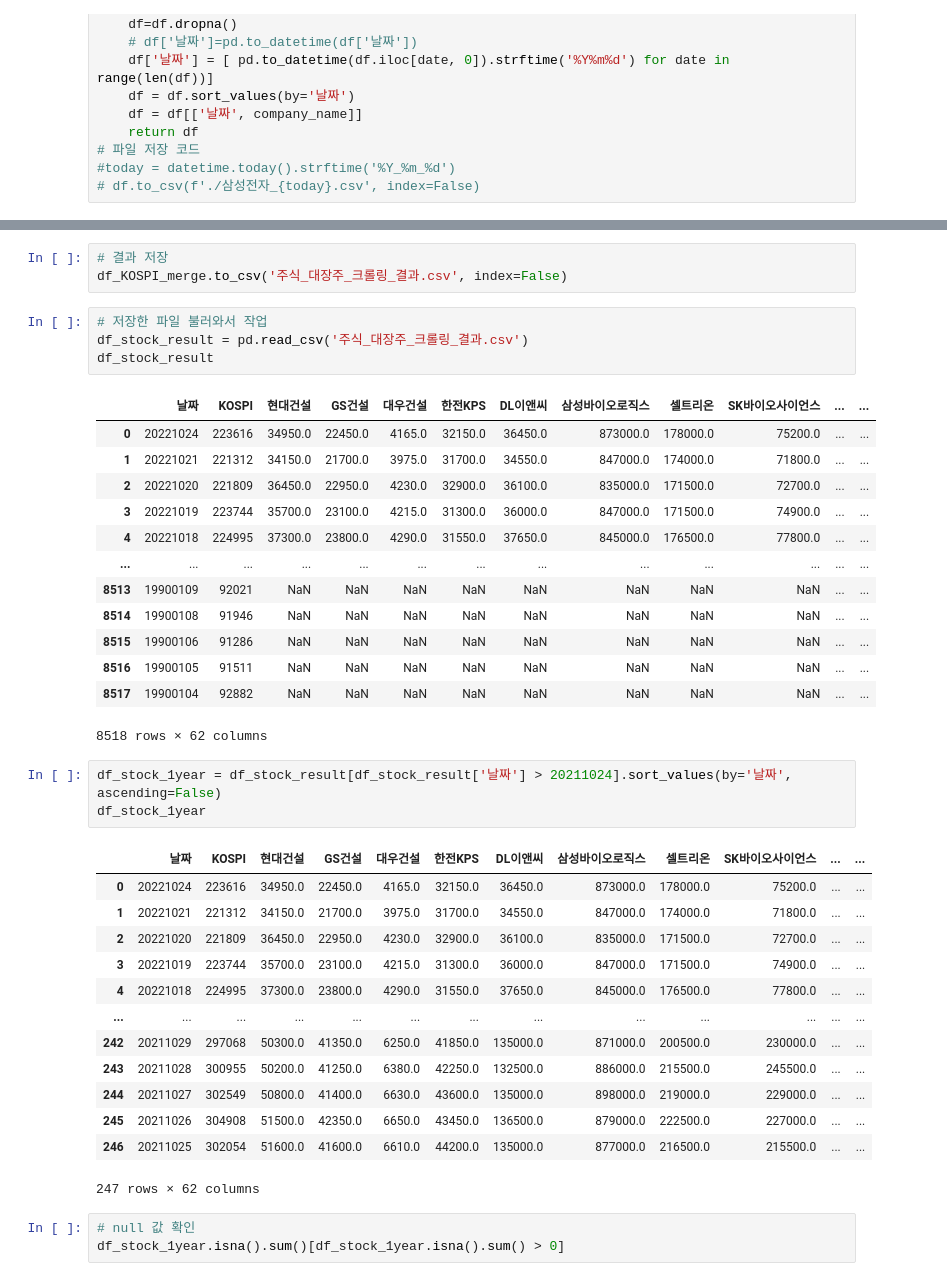
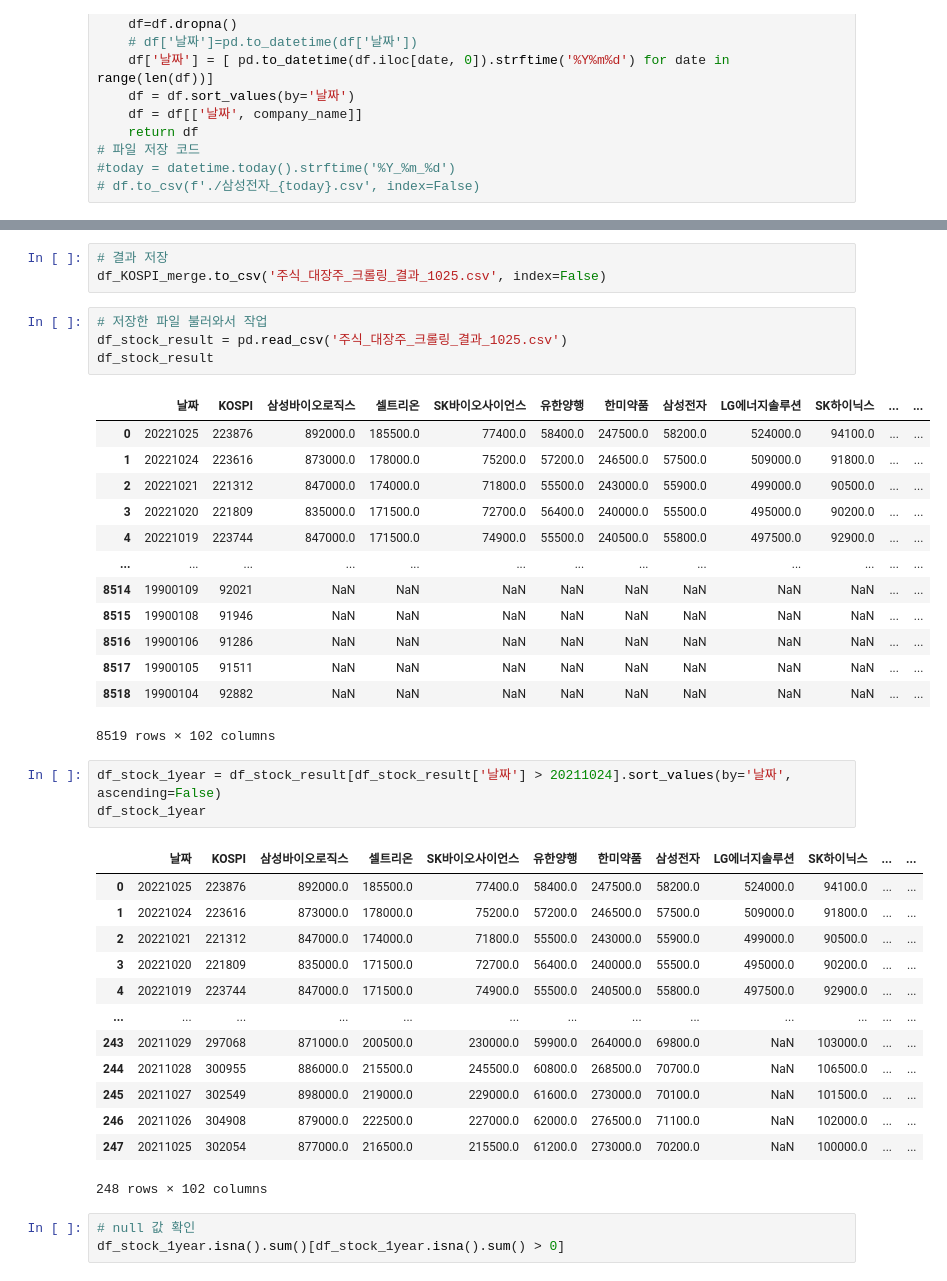
Before and after one commit to Numble2022/ACSM, a Jupyter notebook: industy_stock_index/주식_업종별_대장주_지수.ipynb, the cells around one changed output, grey strips where cells are left out. Cells and saved outputs as stored; diff of their text form.

Commit message:
10_25_nice_biz & stock_ind

```diff
--- a/industy_stock_index/주식_업종별_대장주_지수.ipynb
+++ b/industy_stock_index/주식_업종별_대장주_지수.ipynb
@@ -166,41 +229,41 @@ df_KOSPI_merge
 # %%
 # 결과 저장
-df_KOSPI_merge.to_csv('주식_대장주_크롤링_결과.csv', index=False)
+df_KOSPI_merge.to_csv('주식_대장주_크롤링_결과_1025.csv', index=False)
 # %%
 # 저장한 파일 불러와서 작업
-df_stock_result = pd.read_csv('주식_대장주_크롤링_결과.csv')
+df_stock_result = pd.read_csv('주식_대장주_크롤링_결과_1025.csv')
 df_stock_result
 # %% [output]
-|  | 날짜 | KOSPI | 현대건설 | GS건설 | 대우건설 | 한전KPS | DL이앤씨 | 삼성바이오로직스 | 셀트리온 | SK바이오사이언스 | ... | ... |
-| 0 | 20221024 | 223616 | 34950.0 | 22450.0 | 4165.0 | 32150.0 | 36450.0 | 873000.0 | 178000.0 | 75200.0 | ... | ... |
-| 1 | 20221021 | 221312 | 34150.0 | 21700.0 | 3975.0 | 31700.0 | 34550.0 | 847000.0 | 174000.0 | 71800.0 | ... | ... |
-| 2 | 20221020 | 221809 | 36450.0 | 22950.0 | 4230.0 | 32900.0 | 36100.0 | 835000.0 | 171500.0 | 72700.0 | ... | ... |
-| 3 | 20221019 | 223744 | 35700.0 | 23100.0 | 4215.0 | 31300.0 | 36000.0 | 847000.0 | 171500.0 | 74900.0 | ... | ... |
-| 4 | 20221018 | 224995 | 37300.0 | 23800.0 | 4290.0 | 31550.0 | 37650.0 | 845000.0 | 176500.0 | 77800.0 | ... | ... |
+|  | 날짜 | KOSPI | 삼성바이오로직스 | 셀트리온 | SK바이오사이언스 | 유한양행 | 한미약품 | 삼성전자 | LG에너지솔루션 | SK하이닉스 | ... | ... |
+| 0 | 20221025 | 223876 | 892000.0 | 185500.0 | 77400.0 | 58400.0 | 247500.0 | 58200.0 | 524000.0 | 94100.0 | ... | ... |
+| 1 | 20221024 | 223616 | 873000.0 | 178000.0 | 75200.0 | 57200.0 | 246500.0 | 57500.0 | 509000.0 | 91800.0 | ... | ... |
+| 2 | 20221021 | 221312 | 847000.0 | 174000.0 | 71800.0 | 55500.0 | 243000.0 | 55900.0 | 499000.0 | 90500.0 | ... | ... |
+| 3 | 20221020 | 221809 | 835000.0 | 171500.0 | 72700.0 | 56400.0 | 240000.0 | 55500.0 | 495000.0 | 90200.0 | ... | ... |
+| 4 | 20221019 | 223744 | 847000.0 | 171500.0 | 74900.0 | 55500.0 | 240500.0 | 55800.0 | 497500.0 | 92900.0 | ... | ... |
 | ... | ... | ... | ... | ... | ... | ... | ... | ... | ... | ... | ... | ... |
-| 8513 | 19900109 | 92021 | NaN | NaN | NaN | NaN | NaN | NaN | NaN | NaN | ... | ... |
-| 8514 | 19900108 | 91946 | NaN | NaN | NaN | NaN | NaN | NaN | NaN | NaN | ... | ... |
-| 8515 | 19900106 | 91286 | NaN | NaN | NaN | NaN | NaN | NaN | NaN | NaN | ... | ... |
-| 8516 | 19900105 | 91511 | NaN | NaN | NaN | NaN | NaN | NaN | NaN | NaN | ... | ... |
-| 8517 | 19900104 | 92882 | NaN | NaN | NaN | NaN | NaN | NaN | NaN | NaN | ... | ... |
+| 8514 | 19900109 | 92021 | NaN | NaN | NaN | NaN | NaN | NaN | NaN | NaN | ... | ... |
+| 8515 | 19900108 | 91946 | NaN | NaN | NaN | NaN | NaN | NaN | NaN | NaN | ... | ... |
+| 8516 | 19900106 | 91286 | NaN | NaN | NaN | NaN | NaN | NaN | NaN | NaN | ... | ... |
+| 8517 | 19900105 | 91511 | NaN | NaN | NaN | NaN | NaN | NaN | NaN | NaN | ... | ... |
+| 8518 | 19900104 | 92882 | NaN | NaN | NaN | NaN | NaN | NaN | NaN | NaN | ... | ... |
-8518 rows × 62 columns
+8519 rows × 102 columns
 # %%
 df_stock_1year = df_stock_result[df_stock_result['날짜'] > 20211024].sort_values(by='날짜', ascending=False)
 df_stock_1year
 # %% [output]
-|  | 날짜 | KOSPI | 현대건설 | GS건설 | 대우건설 | 한전KPS | DL이앤씨 | 삼성바이오로직스 | 셀트리온 | SK바이오사이언스 | ... | ... |
-| 0 | 20221024 | 223616 | 34950.0 | 22450.0 | 4165.0 | 32150.0 | 36450.0 | 873000.0 | 178000.0 | 75200.0 | ... | ... |
-| 1 | 20221021 | 221312 | 34150.0 | 21700.0 | 3975.0 | 31700.0 | 34550.0 | 847000.0 | 174000.0 | 71800.0 | ... | ... |
-| 2 | 20221020 | 221809 | 36450.0 | 22950.0 | 4230.0 | 32900.0 | 36100.0 | 835000.0 | 171500.0 | 72700.0 | ... | ... |
-| 3 | 20221019 | 223744 | 35700.0 | 23100.0 | 4215.0 | 31300.0 | 36000.0 | 847000.0 | 171500.0 | 74900.0 | ... | ... |
-| 4 | 20221018 | 224995 | 37300.0 | 23800.0 | 4290.0 | 31550.0 | 37650.0 | 845000.0 | 176500.0 | 77800.0 | ... | ... |
+|  | 날짜 | KOSPI | 삼성바이오로직스 | 셀트리온 | SK바이오사이언스 | 유한양행 | 한미약품 | 삼성전자 | LG에너지솔루션 | SK하이닉스 | ... | ... |
+| 0 | 20221025 | 223876 | 892000.0 | 185500.0 | 77400.0 | 58400.0 | 247500.0 | 58200.0 | 524000.0 | 94100.0 | ... | ... |
+| 1 | 20221024 | 223616 | 873000.0 | 178000.0 | 75200.0 | 57200.0 | 246500.0 | 57500.0 | 509000.0 | 91800.0 | ... | ... |
+| 2 | 20221021 | 221312 | 847000.0 | 174000.0 | 71800.0 | 55500.0 | 243000.0 | 55900.0 | 499000.0 | 90500.0 | ... | ... |
+| 3 | 20221020 | 221809 | 835000.0 | 171500.0 | 72700.0 | 56400.0 | 240000.0 | 55500.0 | 495000.0 | 90200.0 | ... | ... |
+| 4 | 20221019 | 223744 | 847000.0 | 171500.0 | 74900.0 | 55500.0 | 240500.0 | 55800.0 | 497500.0 | 92900.0 | ... | ... |
 | ... | ... | ... | ... | ... | ... | ... | ... | ... | ... | ... | ... | ... |
-| 242 | 20211029 | 297068 | 50300.0 | 41350.0 | 6250.0 | 41850.0 | 135000.0 | 871000.0 | 200500.0 | 230000.0 | ... | ... |
-| 243 | 20211028 | 300955 | 50200.0 | 41250.0 | 6380.0 | 42250.0 | 132500.0 | 886000.0 | 215500.0 | 245500.0 | ... | ... |
-| 244 | 20211027 | 302549 | 50800.0 | 41400.0 | 6630.0 | 43600.0 | 135000.0 | 898000.0 | 219000.0 | 229000.0 | ... | ... |
-| 245 | 20211026 | 304908 | 51500.0 | 42350.0 | 6650.0 | 43450.0 | 136500.0 | 879000.0 | 222500.0 | 227000.0 | ... | ... |
-| 246 | 20211025 | 302054 | 51600.0 | 41600.0 | 6610.0 | 44200.0 | 135000.0 | 877000.0 | 216500.0 | 215500.0 | ... | ... |
+| 243 | 20211029 | 297068 | 871000.0 | 200500.0 | 230000.0 | 59900.0 | 264000.0 | 69800.0 | NaN | 103000.0 | ... | ... |
+| 244 | 20211028 | 300955 | 886000.0 | 215500.0 | 245500.0 | 60800.0 | 268500.0 | 70700.0 | NaN | 106500.0 | ... | ... |
+| 245 | 20211027 | 302549 | 898000.0 | 219000.0 | 229000.0 | 61600.0 | 273000.0 | 70100.0 | NaN | 101500.0 | ... | ... |
+| 246 | 20211026 | 304908 | 879000.0 | 222500.0 | 227000.0 | 62000.0 | 276500.0 | 71100.0 | NaN | 102000.0 | ... | ... |
+| 247 | 20211025 | 302054 | 877000.0 | 216500.0 | 215500.0 | 61200.0 | 273000.0 | 70200.0 | NaN | 100000.0 | ... | ... |
-247 rows × 62 columns
+248 rows × 102 columns
 # %%
 # null 값 확인
 df_stock_1year.isna().sum()[df_stock_1year.isna().sum() > 0]
```
Also changed, not shown: parts of 15 cells of this notebook, 8 other files.
